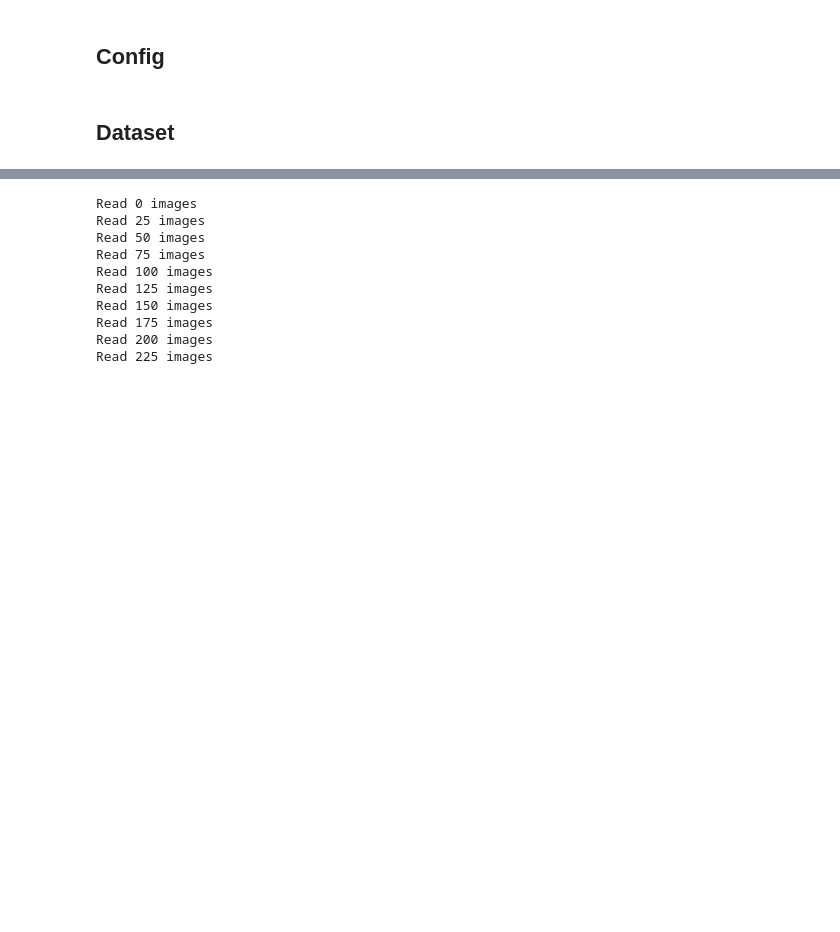
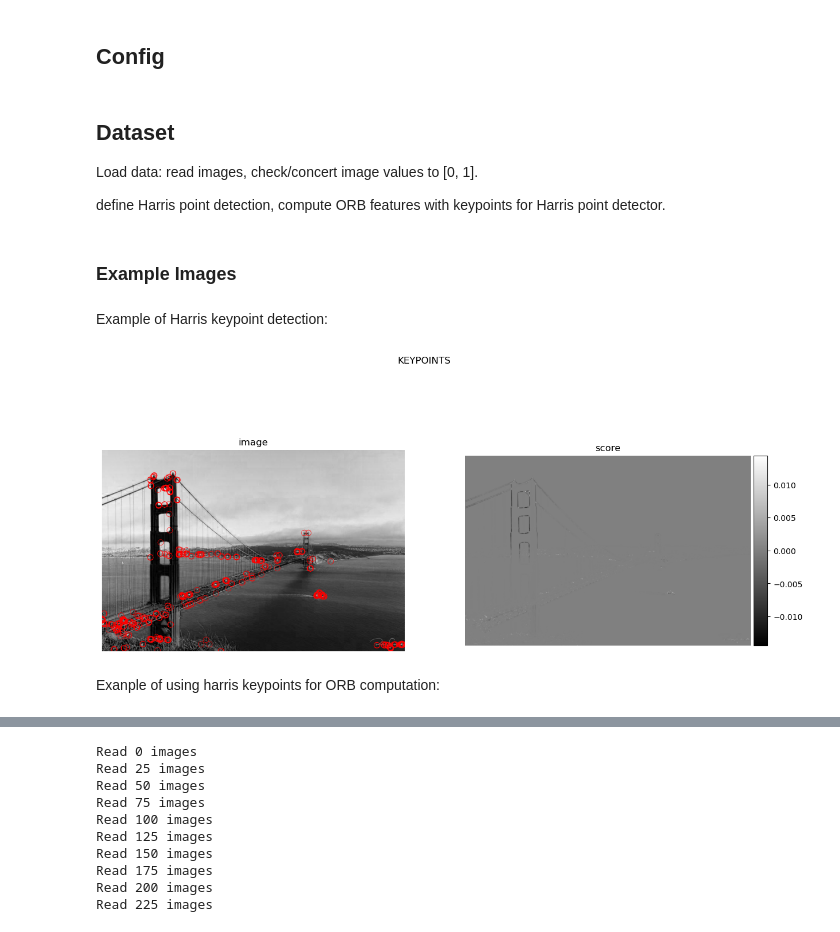
Before and after one commit to vibhatna/W281-Project, a Jupyter notebook: TF-Model-ORB.ipynb, the cells around one changed output, grey strips where cells are left out. Cells and saved outputs as stored; diff of their text form; code cells hidden in the pictures; blank space fills up the shorter version.

```diff
--- a/TF-Model-ORB.ipynb
+++ b/TF-Model-ORB.ipynb
@@ -25,6 +29,10 @@ TARGET_CLASSES_MAPPING[162833] = 'Pakistan Monument'
 TARGET_CLASSES_MAPPING[1924] = 'Niagara River'
 # %% [markdown]
 ## Dataset
+
+Load data: read images, check/concert image values to [0, 1].
+
+define Harris point detection, compute ORB features with keypoints for Harris point detector.
 # %%
 def drawKeyPts(grayImage, keyp):
 
@@ -42,7 +50,7 @@ def drawKeyPts(grayImage, keyp):
 
     return out_im
 
-def HarrisKeypointDetector(in_image, n=2, w=3, k=0.04, verbose=True):
+def HarrisKeypointDetector(in_image, n=2, w=3, k=0.04, verbose=False):
 
     harrisImage = cv2.cornerHarris(in_image, n, w, k)
     thresh = 0.1 * harrisImage.max()
@@ -120,3 +128,15 @@ def load_data(filename):
         id_des[image_id] = des
 
     return id_mapping, id_des
+# %% [markdown]
+### Example Images
+# %% [markdown]
+Example of Harris keypoint detection:
+# %%
+image_path = 'TargetImages-TF/0ef826f65ce873b3.jpg'
+image = read_image(image_path)
+features = HarrisKeypointDetector(image, n=2, w=3, k=0.04, verbose=True)
+# %% [output]
+[figure]
+# %% [markdown]
+Exanple of using harris keypoints for ORB computation:
```
Also changed, not shown: parts of 8 cells of this notebook, 4 other files.
